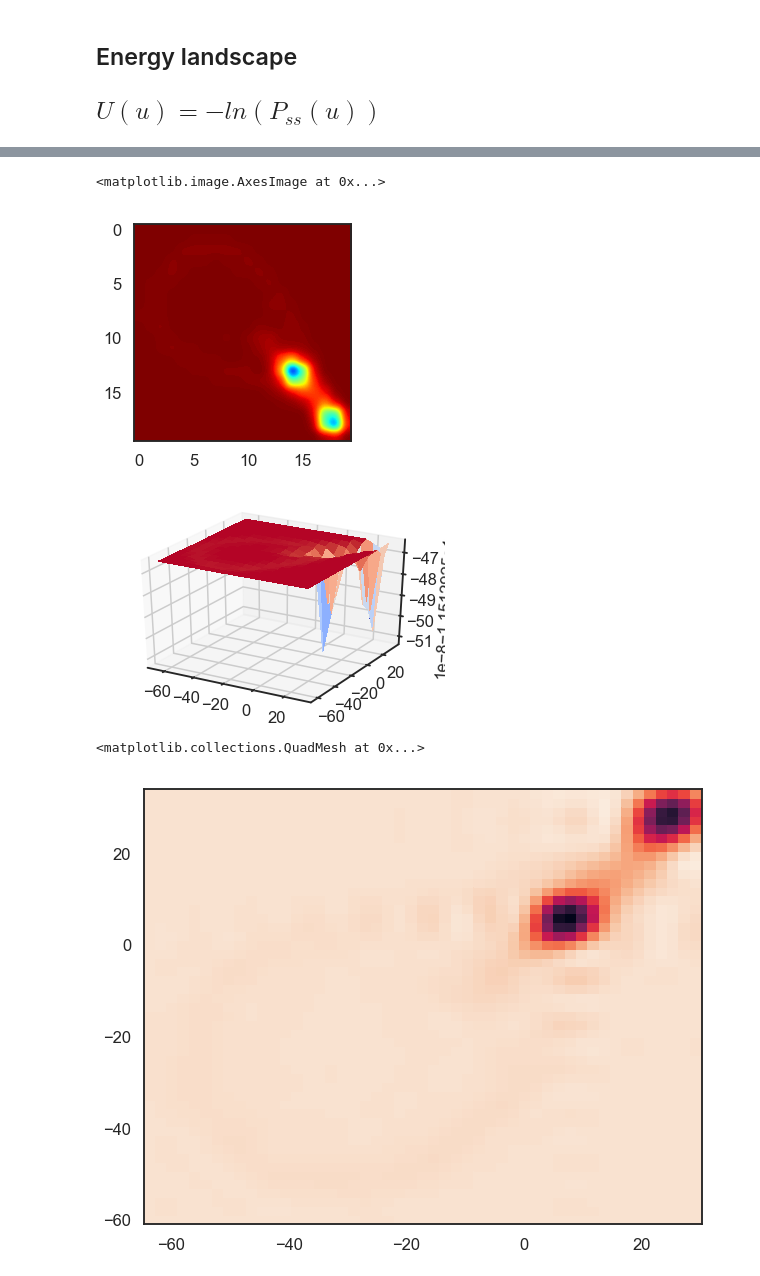
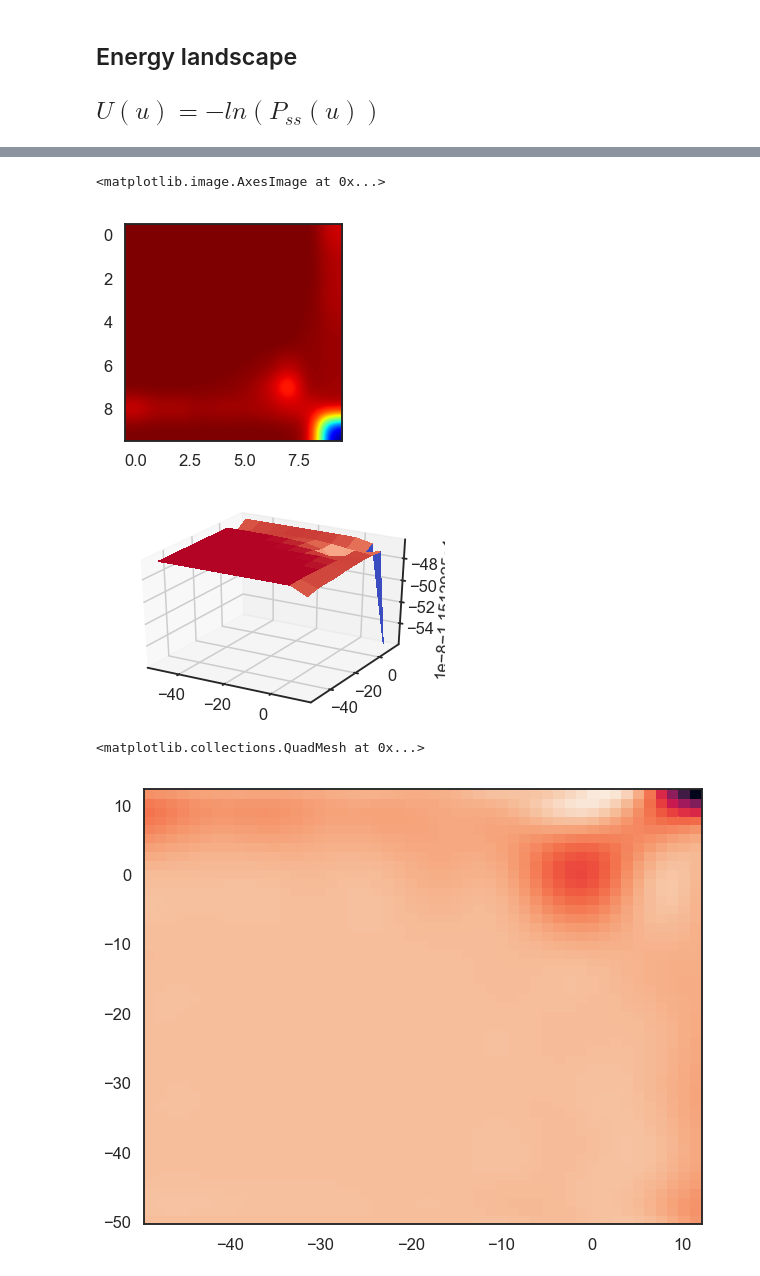
Before and after one commit to Kevin-Sean-Chen/Neural-Dynamics, a Jupyter notebook: Nonequilibrium_Hopfield.ipynb, the cells around one changed output, grey strips where cells are left out. Drawn from its saved outputs; the diff is of its cells as text; code cells hidden in the pictures.

```diff
--- a/Nonequilibrium_Hopfield.ipynb
+++ b/Nonequilibrium_Hopfield.ipynb
@@ -77,14 +81,14 @@ tau = 0.05  #time scale
 the = 0  #threshold
 beta = .3  #global inhibition
 
-rep = 20  #instantiations
+rep = 10  #instantiations
 us = np.zeros((rep,N,len(time)))
 for rr in range(rep):
     u[:,:-1] = 0
-    u[:,0] = np.random.randn(N)#*np.std(u[:,-1])*1.5  #initial condition (scaled by a proper range!)
+    u[:,0] = np.random.randn(N)#*np.std(u[:,-1])*1.  #initial condition (scaled by a proper range!)
     u[:,-1] = 0
     for tt in range(0,len(time)-1):
-        u[:,tt+1] = u[:,tt] + dt*(-u[:,tt] + np.dot(T,NL(u[:,tt]-beta*np.sum(u[:,tt]),the)))/tau + np.random.randn(N)*1.5
+        u[:,tt+1] = u[:,tt] + dt*(-u[:,tt] + np.dot(T,NL(u[:,tt]-beta*np.sum(u[:,tt]),the)))/tau + np.random.randn(N)*.5
         #u[:,tt+1] = u[:,tt] + dt*(-u[:,tt] + NL(np.dot(T,u[:,tt])-beta*np.sum(u[:,tt]),the))/tau + np.random.randn(N)*1.
     us[rr,:,:] = u
     #us.append(u)  ##???
@@ -152,6 +156,6 @@ plt.plot(data[0,3500:4000],'r')
 # %%
-xx = data[0,:]
-yy = data[6,:]
+xx = data[1,:]
+yy = data[10,:]
 
 plt.plot(xx,yy,'b')
 # %% [output]
@@ -160,16 +164,16 @@ plt.plot(xx,yy,'b')
 # %%
 ###landscape
-Xs = np.arange(min(xx), max(xx), 5)
-Ys = np.arange(min(yy), max(yy), 5)
+Xs = np.arange(min(xx), max(xx), (max(xx)-min(xx))/10)
+Ys = np.arange(min(yy), max(yy), (max(yy)-min(yy))/10)
 # Xs = np.arange(np.mean(xx)-np.std(xx), np.mean(xx)+np.std(xx), 1)
 # Ys = np.arange(np.mean(yy)-np.std(yy), np.mean(yy)+np.std(yy), 1)
-Pss, xedges, yedges = np.histogram2d(xx, yy, bins=[len(Xs),len(Ys)],normed='True')
+Pss, xedges, yedges = np.histogram2d(xx, yy, bins=[len(Xs),len(Ys)],normed='True')  #
 U = -np.log(Pss.T+10**10)
 
 plt.imshow(U,interpolation='gaussian',cmap='jet')
 # %% [output]
 <matplotlib.image.AxesImage at 0x...>
-[figure, old version]
+[figure, new version]
 # %%
 ###3D landscape
 X, Y = np.meshgrid(Xs, Ys)
@@ -184,7 +188,7 @@ ax = fig.gca(projection='3d')
 surf = ax.plot_surface(X, Y, U, cmap=cm.coolwarm,
                        linewidth=0, antialiased=False)
 # %% [output]
-[figure, old version]
+[figure, new version]
 # %%
 ### Gaussian Process regression for energy landscape of Hopfield network
 
@@ -195,36 +199,36 @@ from mpl_toolkits.mplot3d import Axes3D
 
 xy = np.vstack((X.reshape(-1),Y.reshape(-1))).T
 
 y = U.reshape(-1)
-y = (y-np.mean(y))*1000000  #reasonable range?
+y = (y-np.mean(y))*10**5  #reasonable range?
 
 # Input space
 x1 = np.linspace(xy[:,0].min(), xy[:,0].max()) #p
 x2 = np.linspace(xy[:,1].min(), xy[:,1].max()) #q
 x = (np.array([x1, x2])).T
 
-kernel = C(1.0, (1e-3, 1e3)) * RBF([5,5], (1e-2, 1e2))  #
+kernel = RBF([5,5], (1e-2, 1e2))  # C(1.0, (1e-3, 1e3)) *
 gp = GaussianProcessRegressor(kernel=kernel, n_restarts_optimizer=15)
 
 gp.fit(xy, y)
 
 x1x2 = np.array(list(product(x1, x2)))
 y_pred, MSE = gp.predict(x1x2, return_std=True)
 
 X0p, X1p = x1x2[:,0].reshape(50,50), x1x2[:,1].reshape(50,50)
 Zp = np.reshape(y_pred,(50,50))
 
 # alternative way to generate equivalent X0p, X1p, Zp
 # X0p, X1p = np.meshgrid(x1, x2)
 # Zp = [gp.predict([(X0p[i, j], X1p[i, j]) for i in range(X0p.shape[0])]) for j in range(X0p.shape[1])]
 # Zp = np.array(Zp).T
 
 fig = plt.figure(figsize=(10,8))
 ax = fig.add_subplot(111)
 ax.pcolormesh(X0p, X1p, Zp)
 # %% [output]
 <matplotlib.collections.QuadMesh at 0x...>
-[figure, old version]
+[figure, new version]
 # %%
 fig = plt.figure(figsize=(10,8))
 ax = fig.add_subplot(111)
```
Also changed, not shown: parts of 12 cells of this notebook.
